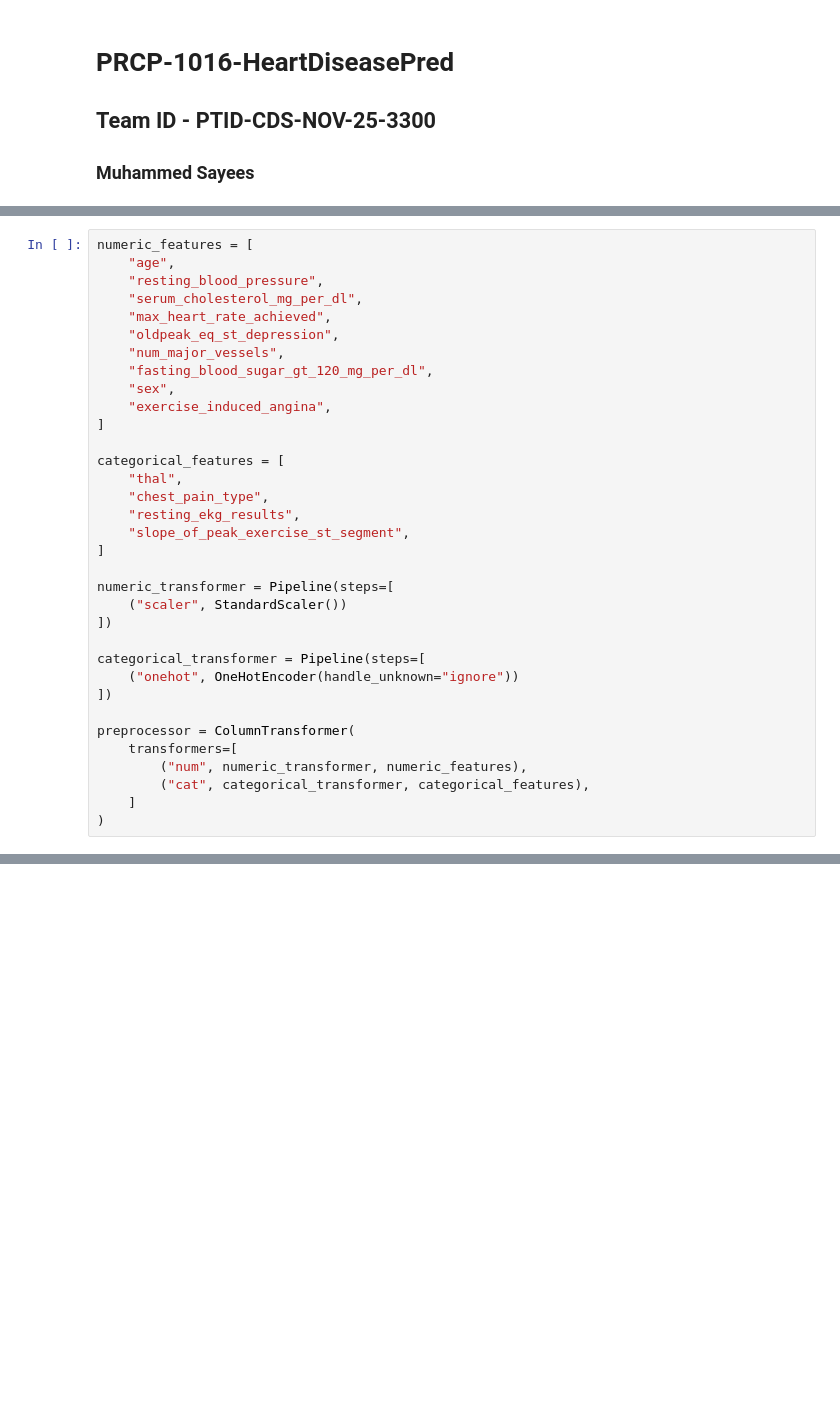
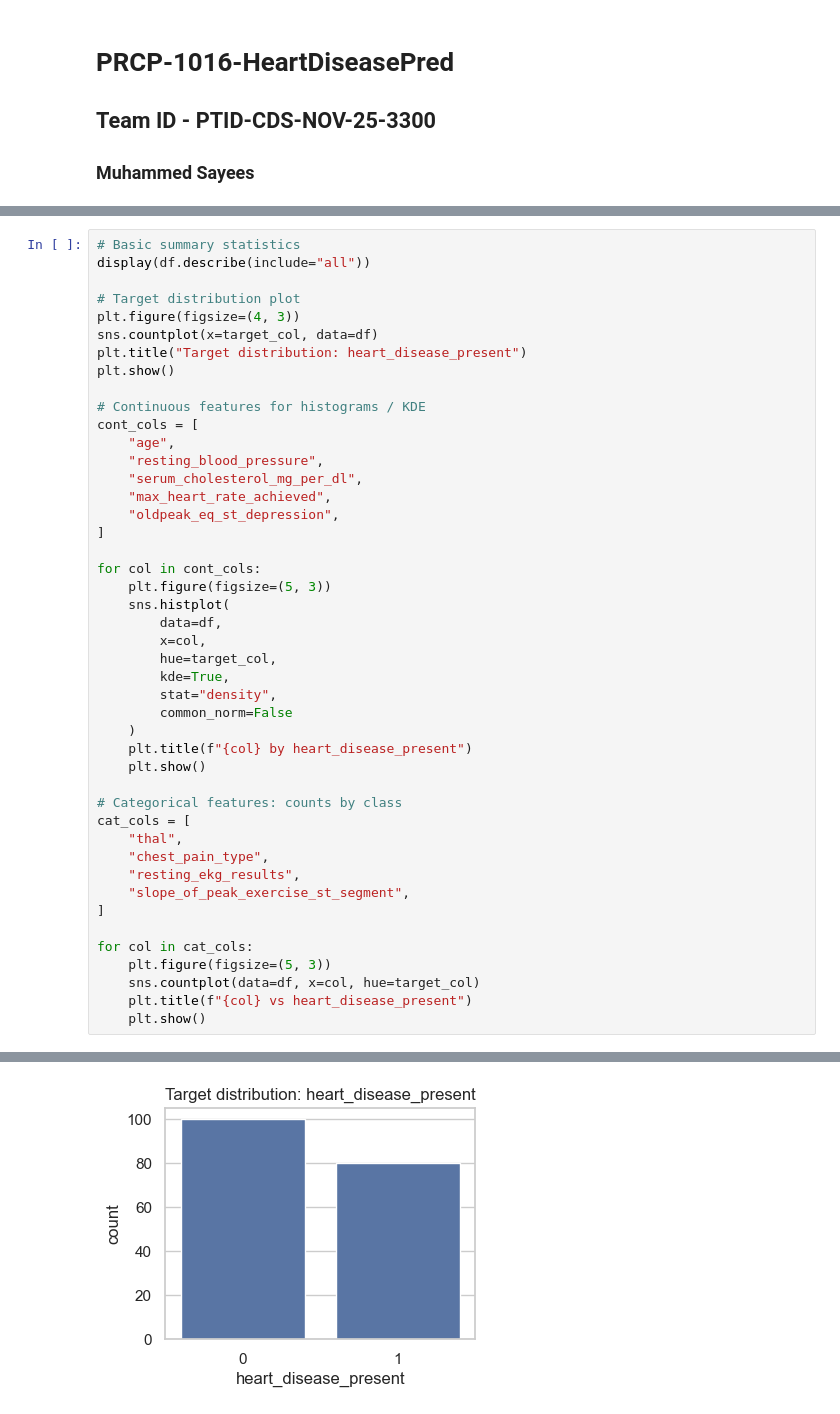
Before and after one commit to sayeesx/Heart-Disease-Prediction-ML-Project, a Jupyter notebook: PRCP-1016-HeartDiseasePred.ipynb, the cells around one changed output, grey strips where cells are left out. Drawn from its saved outputs; the diff is of its cells as text; blank space fills up the shorter version.

```diff
--- a/PRCP-1016-HeartDiseasePred.ipynb
+++ b/PRCP-1016-HeartDiseasePred.ipynb
@@ -111,34 +112,46 @@ memory usage: 21.1+ KB
 # %%
-numeric_features = [
+# Basic summary statistics
+display(df.describe(include="all"))
+
+# Target distribution plot
+plt.figure(figsize=(4, 3))
+sns.countplot(x=target_col, data=df)
+plt.title("Target distribution: heart_disease_present")
+plt.show()
+
+# Continuous features for histograms / KDE
+cont_cols = [
     "age",
     "resting_blood_pressure",
     "serum_cholesterol_mg_per_dl",
     "max_heart_rate_achieved",
     "oldpeak_eq_st_depression",
-    "num_major_vessels",
-    "fasting_blood_sugar_gt_120_mg_per_dl",
-    "sex",
-    "exercise_induced_angina",
 ]
 
-categorical_features = [
+for col in cont_cols:
+    plt.figure(figsize=(5, 3))
+    sns.histplot(
+        data=df,
+        x=col,
+        hue=target_col,
+        kde=True,
+        stat="density",
+        common_norm=False
+    )
+    plt.title(f"{col} by heart_disease_present")
+    plt.show()
+
+# Categorical features: counts by class
+cat_cols = [
     "thal",
     "chest_pain_type",
     "resting_ekg_results",
     "slope_of_peak_exercise_st_segment",
 ]
 
-numeric_transformer = Pipeline(steps=[
-    ("scaler", StandardScaler())
-])
-
-categorical_transformer = Pipeline(steps=[
-    ("onehot", OneHotEncoder(handle_unknown="ignore"))
-])
-
-preprocessor = ColumnTransformer(
-    transformers=[
-        ("num", numeric_transformer, numeric_features),
-        ("cat", categorical_transformer, categorical_features),
-    ]
-)
+for col in cat_cols:
+    plt.figure(figsize=(5, 3))
+    sns.countplot(data=df, x=col, hue=target_col)
+    plt.title(f"{col} vs heart_disease_present")
+    plt.show()
+# %% [output]
@@ -144,0 +170 @@ preprocessor = ColumnTransformer(
+[figure, added]
```
Also changed, not shown: parts of 16 cells of this notebook.
